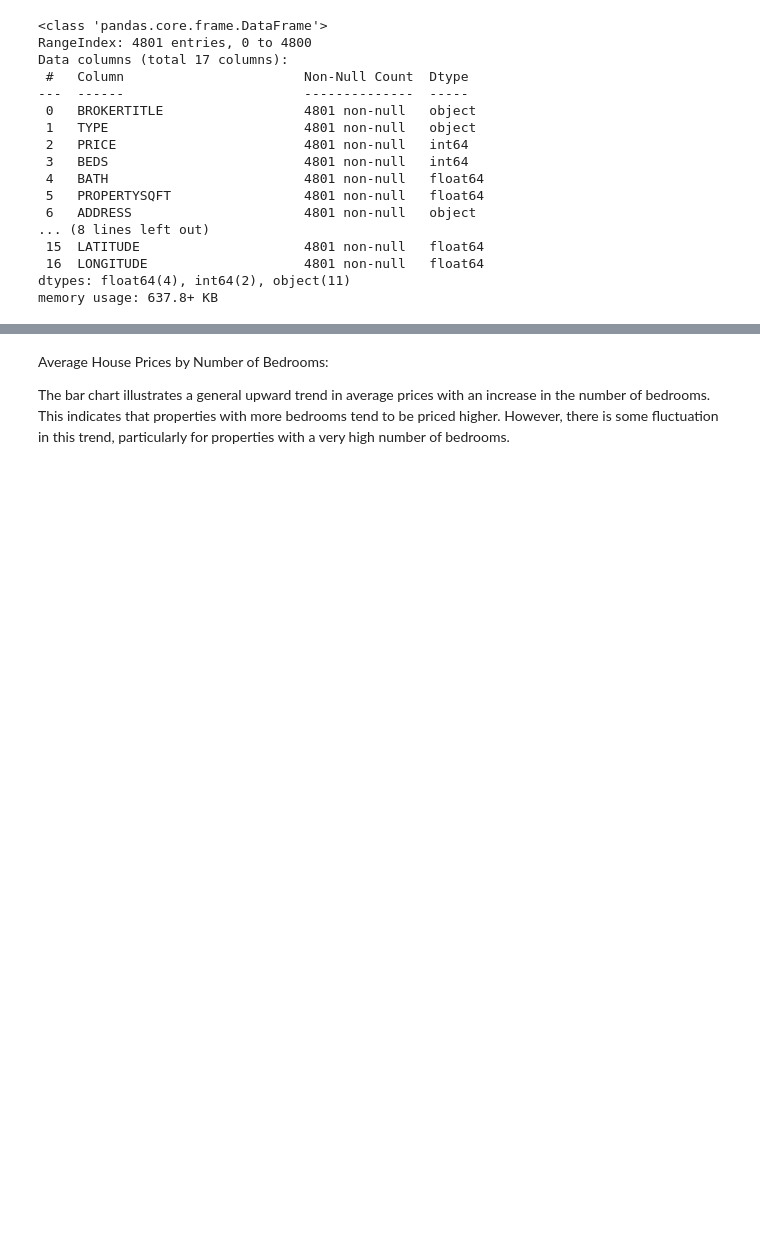
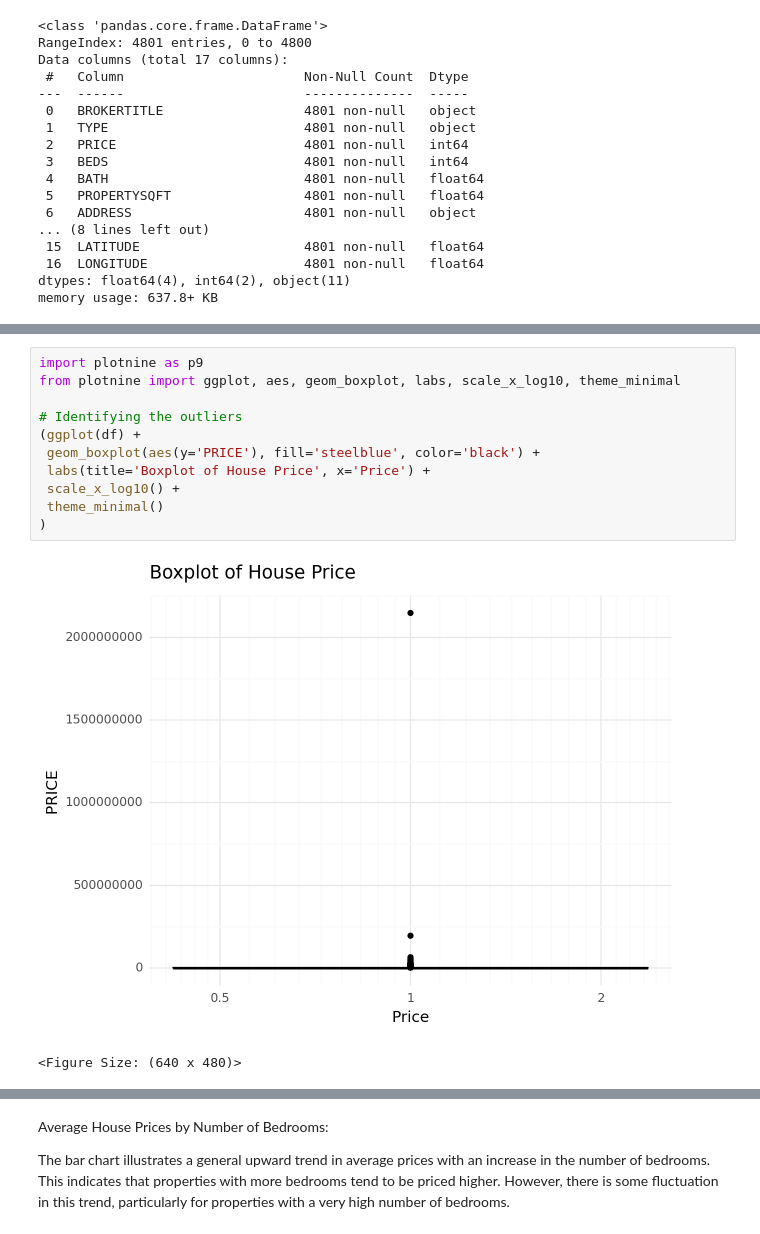
Before and after one commit to MuiruKamau/New-York-Housing-Market, a Jupyter notebook: EDA.ipynb, the cells around one changed output, grey strips where cells are left out. Cells and saved outputs as stored; diff of their text form; blank space fills up the shorter version.

```diff
--- a/EDA.ipynb
+++ b/EDA.ipynb
@@ -148,3 +336,17 @@ plt.show()
+# %%
+import plotnine as p9
+from plotnine import ggplot, aes, geom_boxplot, labs, scale_x_log10, theme_minimal
+
+# Identifying the outliers
+(ggplot(df) +
+ geom_boxplot(aes(y='PRICE'), fill='steelblue', color='black') +
+ labs(title='Boxplot of House Price', x='Price') +
+ scale_x_log10() +
+ theme_minimal()
+)
+# %% [output]
+[figure, added]
+<Figure Size: (640 x 480)>
 # %%
 #removing the outliers
 #removing the top 1% of the data
```
Also changed, not shown: parts of 29 cells of this notebook.
